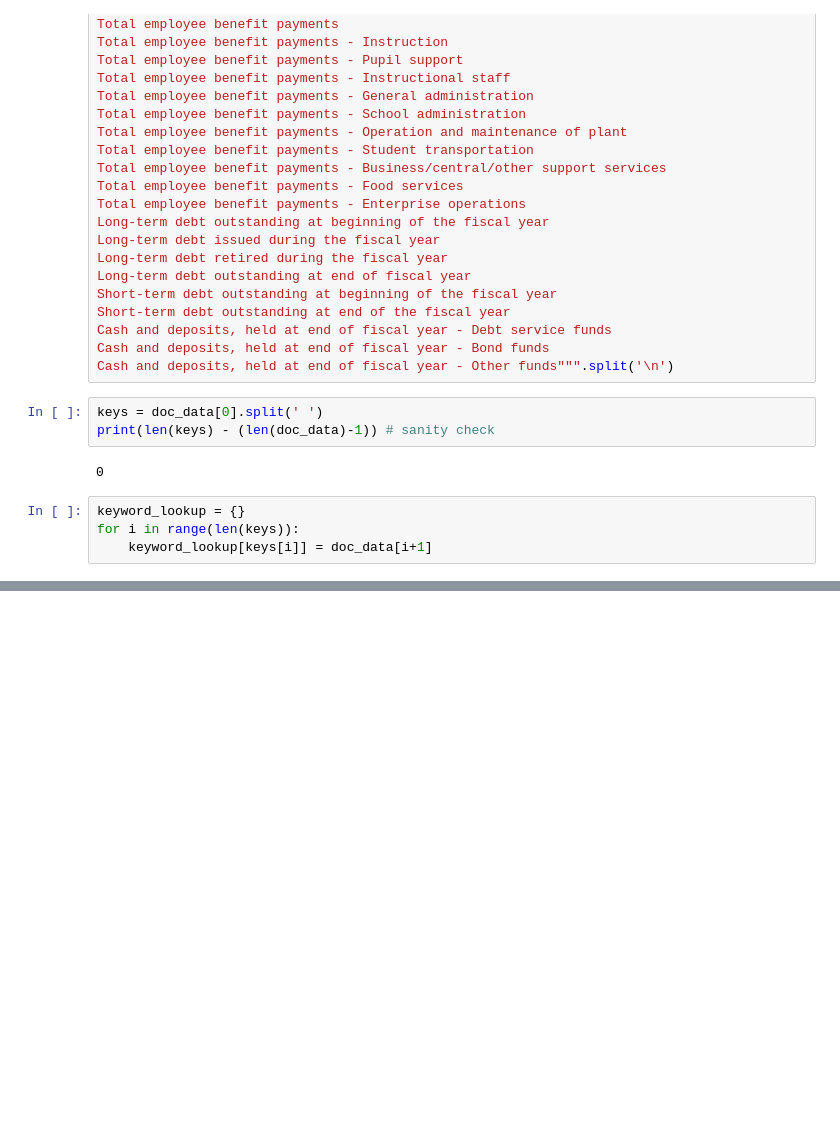
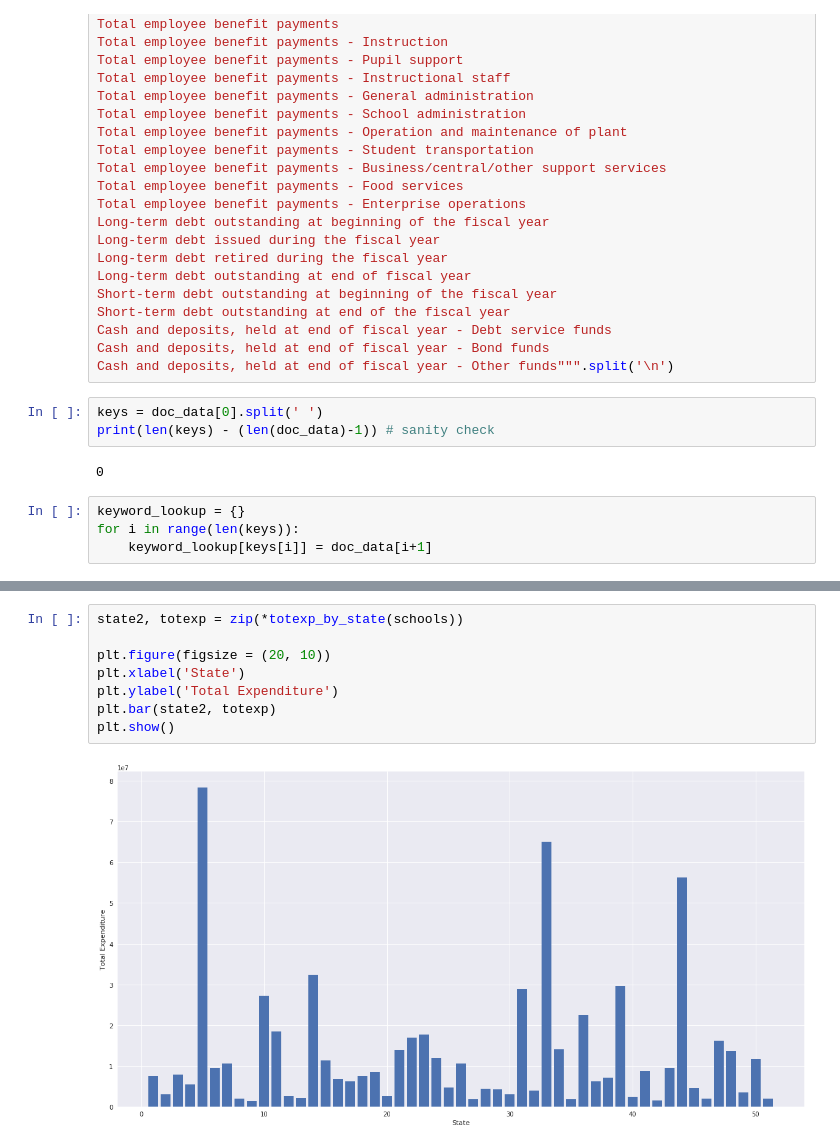
Before and after one commit to JustinMi/dsd-proj-1, a Jupyter notebook: proj1.ipynb, the cells around one changed output, grey strips where cells are left out. Saved outputs shown, nothing was run; the diff lists cells and outputs as text; blank space fills up the shorter version.

```diff
--- a/proj1.ipynb
+++ b/proj1.ipynb
@@ -169,0 +197,10 @@ for i in range(len(keys)):
+# %%
+state2, totexp = zip(*totexp_by_state(schools))
+
+plt.figure(figsize = (20, 10))
+plt.xlabel('State')
+plt.ylabel('Total Expenditure')
+plt.bar(state2, totexp)
+plt.show()
+# %% [output]
+[figure, added]
```
Also changed, not shown: parts of 6 cells of this notebook, 1 other file.
